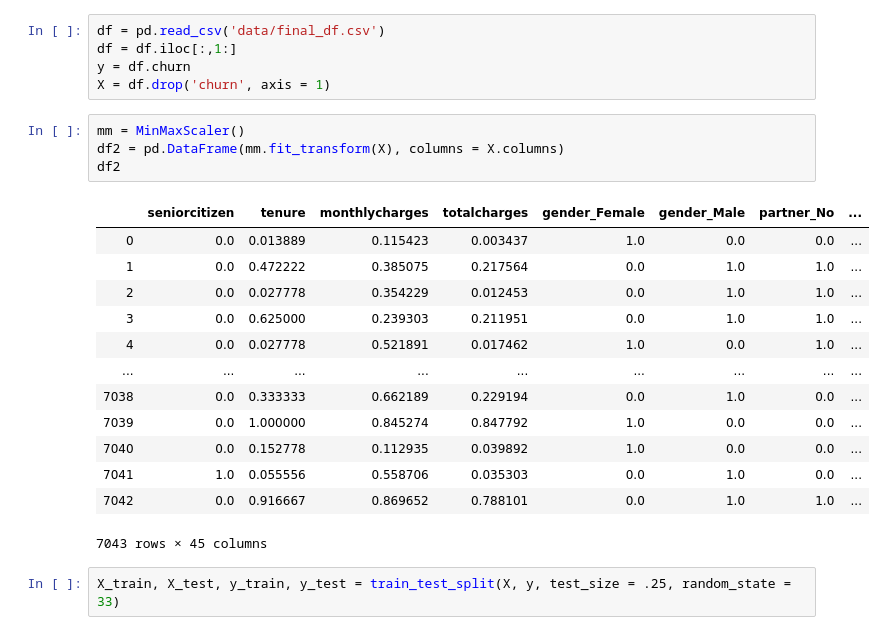
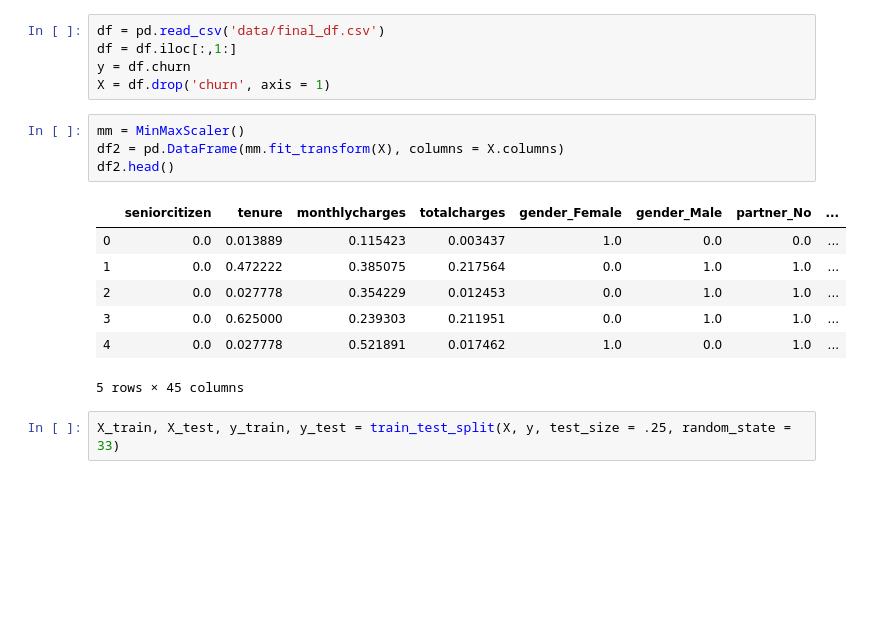
Before and after one commit to andrewcole33/telco_churn_analysis, a Jupyter notebook: rf_bagging.ipynb, the cells around one changed output. Drawn from its saved outputs; the diff is of its cells as text; blank space fills up the shorter version.

```diff
--- a/rf_bagging.ipynb
+++ b/rf_bagging.ipynb
@@ -26,21 +26,15 @@ X = df.drop('churn', axis = 1)
 # %%
 mm = MinMaxScaler()
 df2 = pd.DataFrame(mm.fit_transform(X), columns = X.columns)
-df2
+df2.head()
 # %% [output]
 |  | seniorcitizen | tenure | monthlycharges | totalcharges | gender_Female | gender_Male | partner_No | ... |
 | 0 | 0.0 | 0.013889 | 0.115423 | 0.003437 | 1.0 | 0.0 | 0.0 | ... |
 | 1 | 0.0 | 0.472222 | 0.385075 | 0.217564 | 0.0 | 1.0 | 1.0 | ... |
 | 2 | 0.0 | 0.027778 | 0.354229 | 0.012453 | 0.0 | 1.0 | 1.0 | ... |
 | 3 | 0.0 | 0.625000 | 0.239303 | 0.211951 | 0.0 | 1.0 | 1.0 | ... |
 | 4 | 0.0 | 0.027778 | 0.521891 | 0.017462 | 1.0 | 0.0 | 1.0 | ... |
-| ... | ... | ... | ... | ... | ... | ... | ... | ... |
-| 7038 | 0.0 | 0.333333 | 0.662189 | 0.229194 | 0.0 | 1.0 | 0.0 | ... |
-| 7039 | 0.0 | 1.000000 | 0.845274 | 0.847792 | 1.0 | 0.0 | 0.0 | ... |
-| 7040 | 0.0 | 0.152778 | 0.112935 | 0.039892 | 1.0 | 0.0 | 0.0 | ... |
-| 7041 | 1.0 | 0.055556 | 0.558706 | 0.035303 | 0.0 | 1.0 | 0.0 | ... |
-| 7042 | 0.0 | 0.916667 | 0.869652 | 0.788101 | 0.0 | 1.0 | 1.0 | ... |
-7043 rows × 45 columns
+5 rows × 45 columns
 # %%
 X_train, X_test, y_train, y_test = train_test_split(X, y, test_size = .25, random_state = 33)
 # %% [markdown]
```
Also changed, not shown: parts of 24 cells of this notebook, 1 other file.
